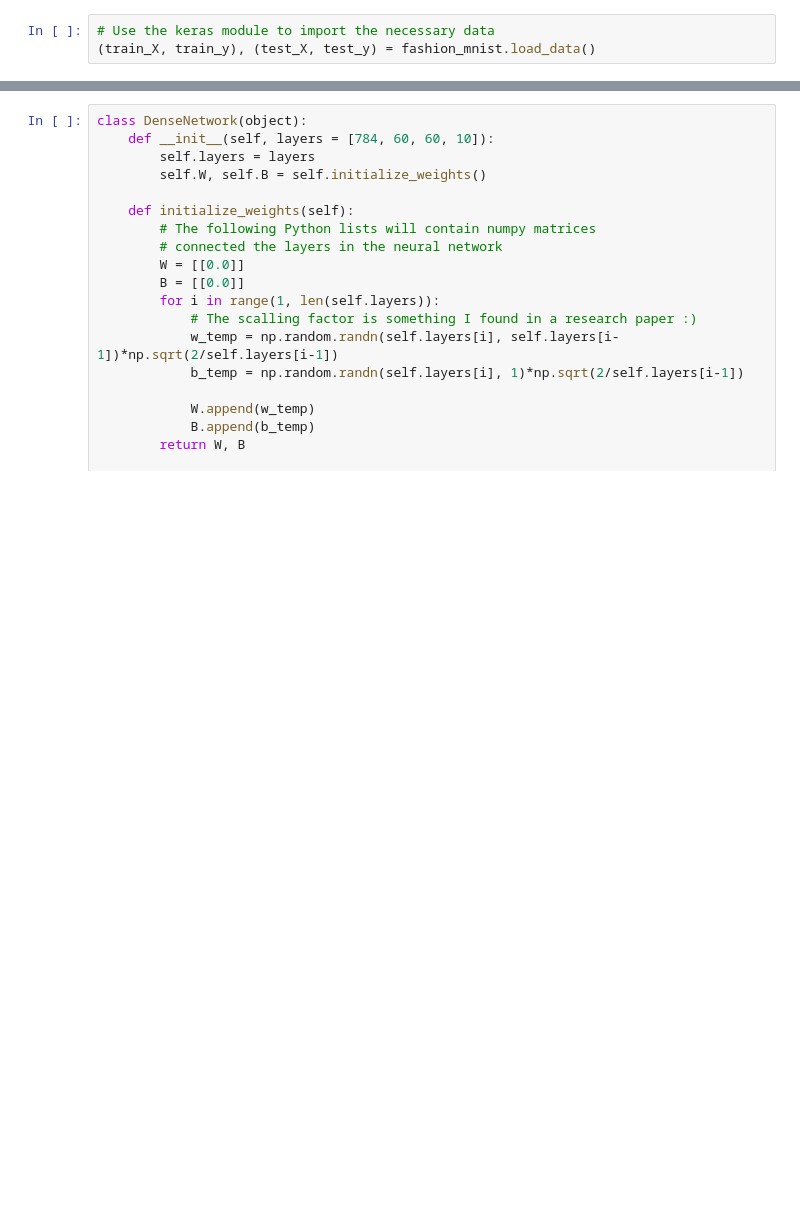
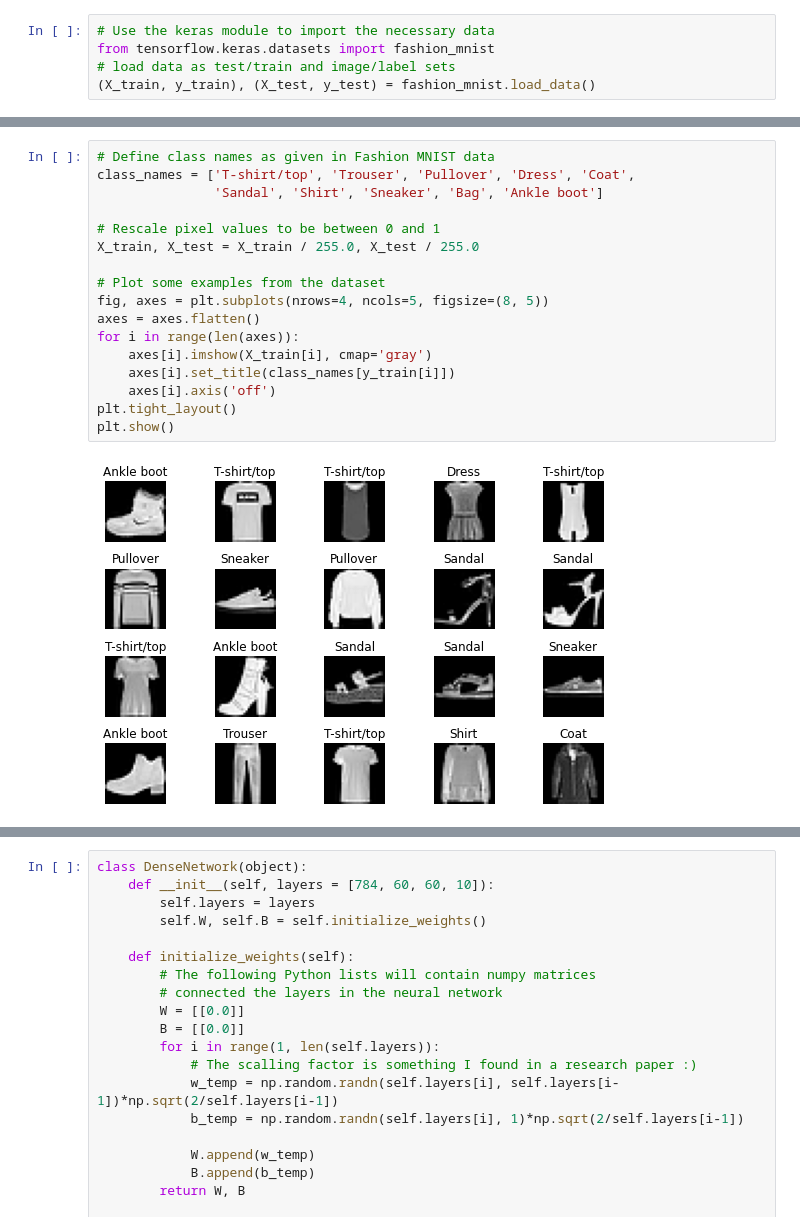
Before and after one commit to kashifliaqat/Data_Science_and_Machine-Learning, a Jupyter notebook: Supervised_Learning/5_Deep_Neural_Network/deep_nn_scratch.ipynb, the cells around one changed output, grey strips where cells are left out. Saved outputs shown, nothing was run; the diff lists cells and outputs as text; blank space fills up the shorter version.

```diff
--- a/Supervised_Learning/5_Deep_Neural_Network/deep_nn_scratch.ipynb
+++ b/Supervised_Learning/5_Deep_Neural_Network/deep_nn_scratch.ipynb
@@ -6,3 +28,5 @@ from tensorflow.keras.datasets import fashion_mnist
 # %%
 # Use the keras module to import the necessary data
-(train_X, train_y), (test_X, test_y) = fashion_mnist.load_data()
+from tensorflow.keras.datasets import fashion_mnist
+# load data as test/train and image/label sets
+(X_train, y_train), (X_test, y_test) = fashion_mnist.load_data()
@@ -28,0 +52,19 @@ train_y[1] = 0
+# %%
+# Define class names as given in Fashion MNIST data
+class_names = ['T-shirt/top', 'Trouser', 'Pullover', 'Dress', 'Coat',
+               'Sandal', 'Shirt', 'Sneaker', 'Bag', 'Ankle boot']
+
+# Rescale pixel values to be between 0 and 1
+X_train, X_test = X_train / 255.0, X_test / 255.0
+
+# Plot some examples from the dataset
+fig, axes = plt.subplots(nrows=4, ncols=5, figsize=(8, 5))
+axes = axes.flatten()
+for i in range(len(axes)):
+    axes[i].imshow(X_train[i], cmap='gray')
+    axes[i].set_title(class_names[y_train[i]])
+    axes[i].axis('off')
+plt.tight_layout()
+plt.show()
+# %% [output]
+[figure, added]
```
Also changed, not shown: parts of 12 cells of this notebook.
